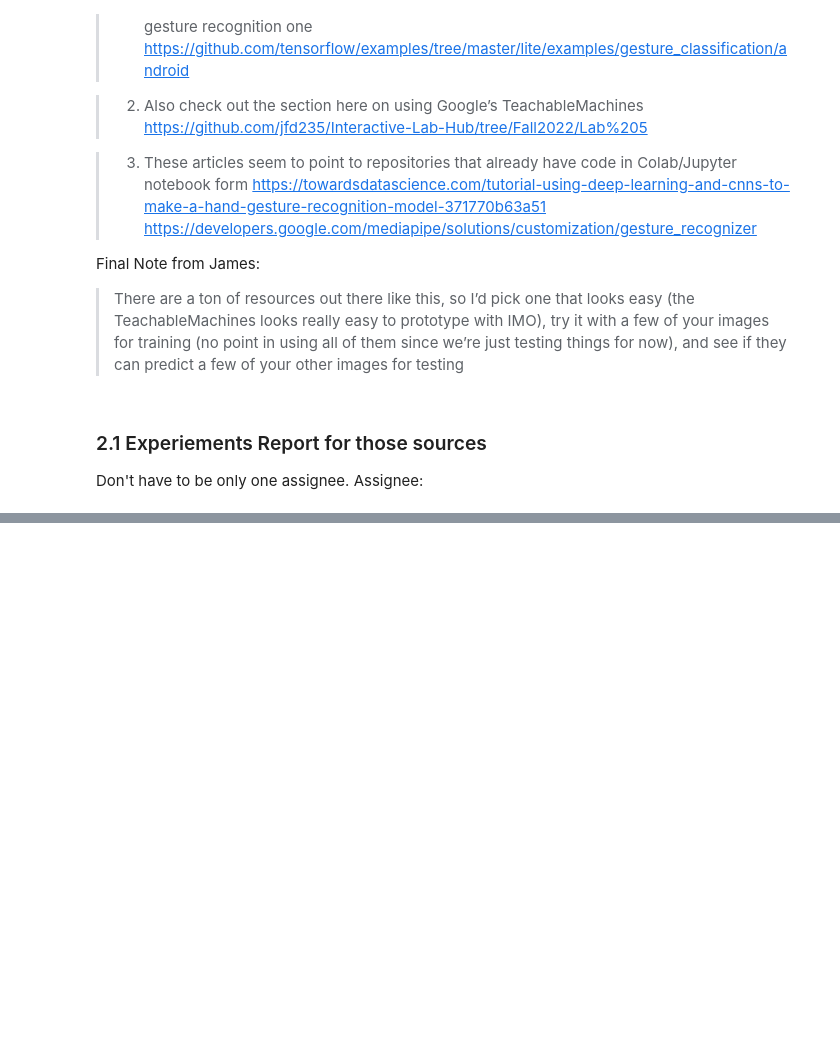
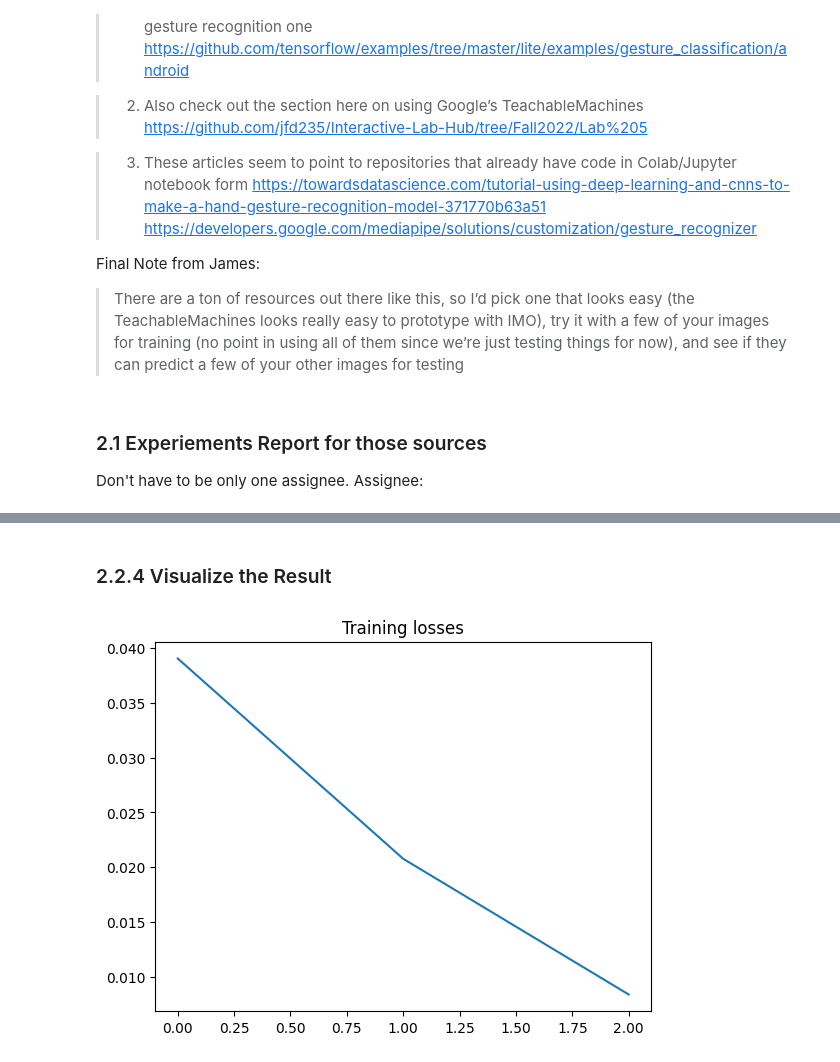
Before and after one commit to perryzjc/state-farm-distracted-driver-detector, a Jupyter notebook: ai-studio-farmers-insurance-project.ipynb, the cells around one changed output, grey strips where cells are left out. Cells and saved outputs as stored; diff of their text form; code cells hidden in the pictures; blank space fills up the shorter version.

```diff
--- a/ai-studio-farmers-insurance-project.ipynb
+++ b/ai-studio-farmers-insurance-project.ipynb
@@ -354,0 +437,14 @@ Assignee:
+# %%
+train_loader = torch.utils.data.DataLoader(dataset=training_data,
+# The number of images processed in each batch is set to 32.
+                                           batch_size=32,
+                                           shuffle=True,
+                                           drop_last=False,
+# Utilizes 2 subprocesses for data loading.
+# This is particularly useful for large datasets and can lead to faster data loading.
+                                           num_workers=2)
+test_loader = torch.utils.data.DataLoader(dataset=testing_data,
+                                          batch_size=32,
+                                          shuffle=False,
+                                          drop_last=False,
+                                          num_workers=2)
@@ -354,0 +551,25 @@ Assignee:
+# %%
+# Model Preparation
+
+# A pre-trained ResNet50 model is loaded.
+model_ft = models.resnet50(pretrained=True)
+num_ftrs = model_ft.fc.in_features
+# The final fully connected layer is replaced
+# to match the number of classes in the dataset (10 in this case).
+model_ft.fc = nn.Linear(num_ftrs, 10) #No. of classes = 10
+# The model is transferred to the CUDA device for GPU acceleration.
+model_ft = model_ft.to(device)
+# %%
+# Loss Function, Optimizer, and Scheduler
+
+# Cross-entropy loss is used, suitable for multi-class classification.
+criterion = nn.CrossEntropyLoss()
+#  SGD (Stochastic Gradient Descent) optimizer is used with a learning rate of 0.01 and momentum of 0.9.
+optimizer = torch.optim.SGD(model_ft.parameters(), lr=0.01, momentum=0.9)
+# A learning rate scheduler is set up to reduce the learning rate based on the plateau in test accuracy.
+lrscheduler = torch.optim.lr_scheduler.ReduceLROnPlateau(optimizer, mode='max', patience=3, threshold = 0.9)
+# %%
+# Training the Model
+
+# The train_model function is called with the prepared model, criterion, optimizer, scheduler, and number of epochs.
+model_ft, training_losses, training_accs, test_accs = train_model(model_ft, criterion, optimizer, lrscheduler, n_epochs=3)
@@ -354,0 +584,8 @@ Assignee:
+# %% [markdown]
+### 2.2.4 Visualize the Result
+# %%
+plt.title('Training losses')
+plt.plot(training_losses)
+plt.show()
+# %% [output]
+[figure, added]
```
Also changed, not shown: parts of 59 cells of this notebook.
